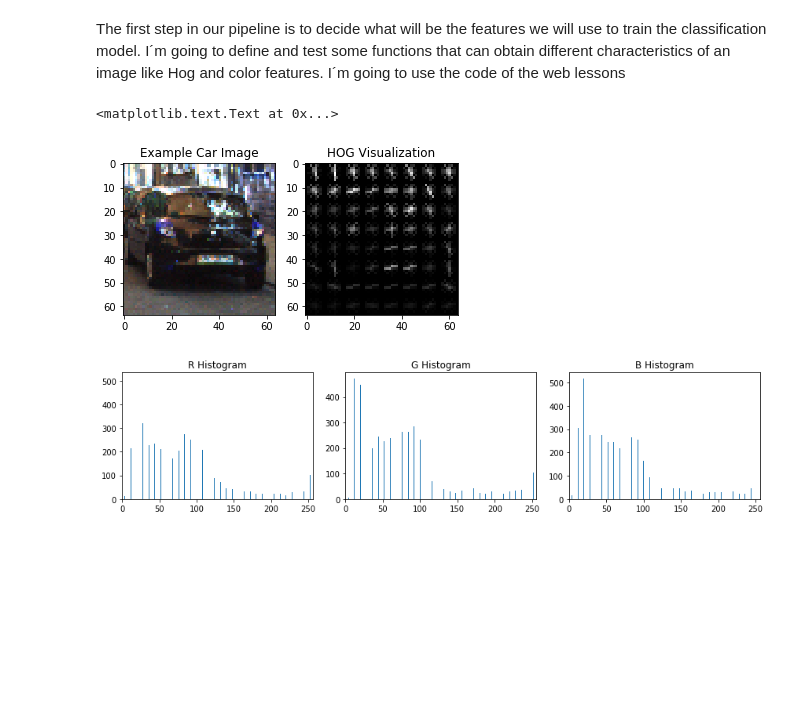
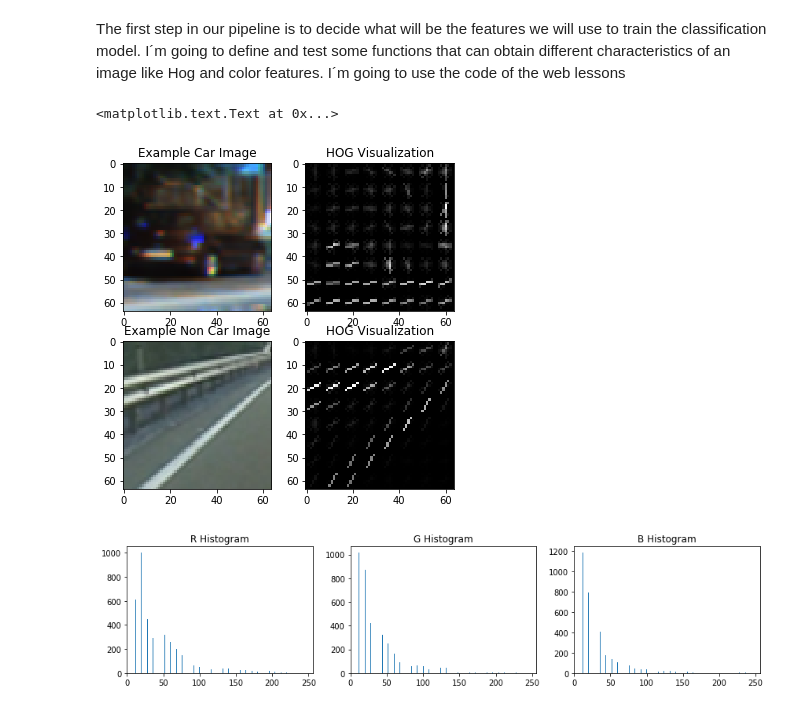
Before and after one commit to delafu/CarND-Vehicle-Detection, a Jupyter notebook: Vehicle Detection.ipynb, the cells around one changed output. Cells and saved outputs as stored; diff of their text form; code cells hidden in the pictures; blank space fills up the shorter version.

```diff
--- a/Vehicle Detection.ipynb
+++ b/Vehicle Detection.ipynb
@@ -80,38 +80,45 @@ def bin_spatial(img, color_space='RGB', size=(32, 32)):
 # %%
 # Read in our vehicles and non-vehicles
 images_cars_kitti = glob.glob('../Ve_Dec_Pics/vehicles/*/*.png')
 images_nocars_extras = glob.glob('../Ve_Dec_Pics/non_vehicles/Extras/*.png')
 images_nocars_gti = glob.glob('../Ve_Dec_Pics/non_vehicles/GTI/*.png')
 
 for image in images_cars_kitti:
     cars.append(image)
 
 # Generate a random index to look at a car image
 ind = np.random.randint(0, len(cars))
 # Read in the image
 image = cv2.imread(cars[ind])
 gray = cv2.cvtColor(image, cv2.COLOR_RGB2GRAY)
 # Define HOG parameters
 orient = 9
 pix_per_cell = 8
 cell_per_block = 2
 # Call our function with vis=True to see an image output
 features, hog_image = get_hog_features(gray, orient,
                         pix_per_cell, cell_per_block,
                         vis=True, feature_vec=False)
+ind = np.random.randint(0, len(images_nocars_gti))
+image2 =cv2.imread(images_nocars_gti[ind])
+gray2 = cv2.cvtColor(image2, cv2.COLOR_RGB2GRAY)
+features2, hog_image2 = get_hog_features(gray2, orient,
+                        pix_per_cell, cell_per_block,
+                        vis=True, feature_vec=False)
+# Plot the examples
 
-
-# Plot the examples
-fig = plt.figure()
-plt.subplot(121)
-plt.imshow(image, cmap='gray')
-plt.title('Example Car Image')
-plt.subplot(122)
-plt.imshow(hog_image, cmap='gray')
-plt.title('HOG Visualization')
+f, axarr = plt.subplots(2, 2, figsize=(6,6))
+axarr[0,0].imshow(image,cmap='gray')
+axarr[0,0].set_title('Example Car Image', fontsize=12)
+axarr[0,1].imshow(hog_image,cmap='gray')
+axarr[0,1].set_title('HOG Visualization', fontsize=12)
+axarr[1,0].imshow(image2,cmap='gray')
+axarr[1,0].set_title('Example Non Car Image', fontsize=12)
+axarr[1,1].imshow(hog_image2,cmap='gray')
+axarr[1,1].set_title('HOG Visualization', fontsize=12)
 # %% [output]
 <matplotlib.text.Text at 0x...>
-[figure, old version]
+[figure, new version]
 # %%
 rh, gh, bh, bincen, feature_vec = color_hist(image, nbins=32, bins_range=(0, 256))
 # Plot a figure with all three bar charts
@@ -133,7 +140,7 @@ if rh is not None:
 else:
     print('Your function is returning None for at least one variable...')
 # %% [output]
-[figure, old version]
+[figure, new version]
 # %%
 #feature_vec = bin_spatial(image, color_space='', size=(32, 32))
 
```
Also changed, not shown: parts of 8 cells of this notebook, 6 other files.
